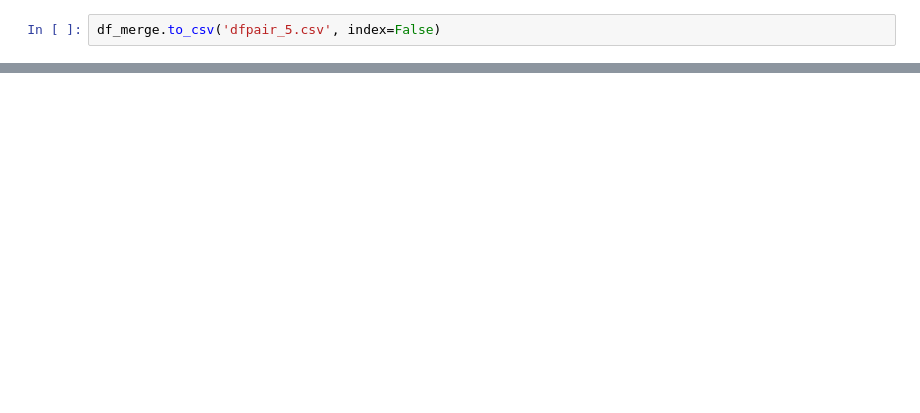
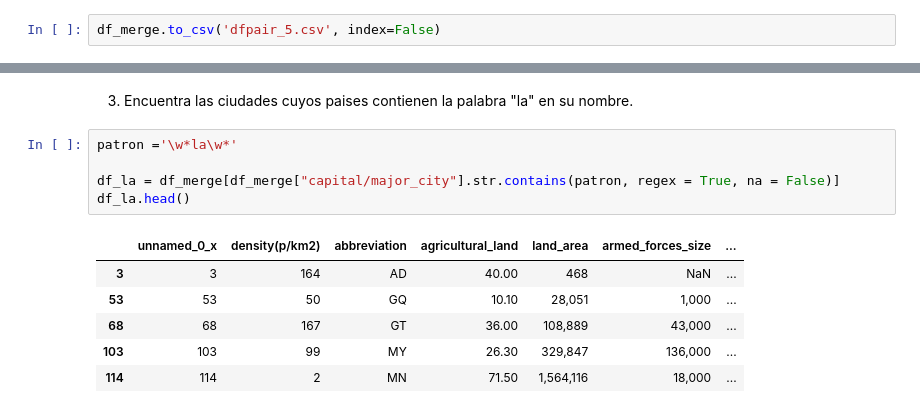
Before and after one commit to raquelmartinrodriguez/promoG_modulo3_sprint1_pairprogramming_MirnaOspino_RaquelMartin, a Jupyter notebook: pair_4_programing_union.ipynb, the cells around one changed output, grey strips where cells are left out. Cells and saved outputs as stored; diff of their text form; blank space fills up the shorter version.

```diff
--- a/pair_4_programing_union.ipynb
+++ b/pair_4_programing_union.ipynb
@@ -241,0 +342,14 @@ df_merge["country"]
+# %% [markdown]
+3.	Encuentra las ciudades cuyos paises contienen la palabra "la" en su nombre.
+# %%
+patron ='\w*la\w*'
+
+df_la = df_merge[df_merge["capital/major_city"].str.contains(patron, regex = True, na = False)]
+df_la.head()
+# %% [output]
+|  | unnamed_0_x | density(p/km2) | abbreviation | agricultural_land | land_area | armed_forces_size | ... |
+| 3 | 3 | 164 | AD | 40.00 | 468 | NaN | ... |
+| 53 | 53 | 50 | GQ | 10.10 | 28,051 | 1,000 | ... |
+| 68 | 68 | 167 | GT | 36.00 | 108,889 | 43,000 | ... |
+| 103 | 103 | 99 | MY | 26.30 | 329,847 | 136,000 | ... |
+| 114 | 114 | 2 | MN | 71.50 | 1,564,116 | 18,000 | ... |
```
Also changed, not shown: parts of 22 cells of this notebook, 3 other files.
